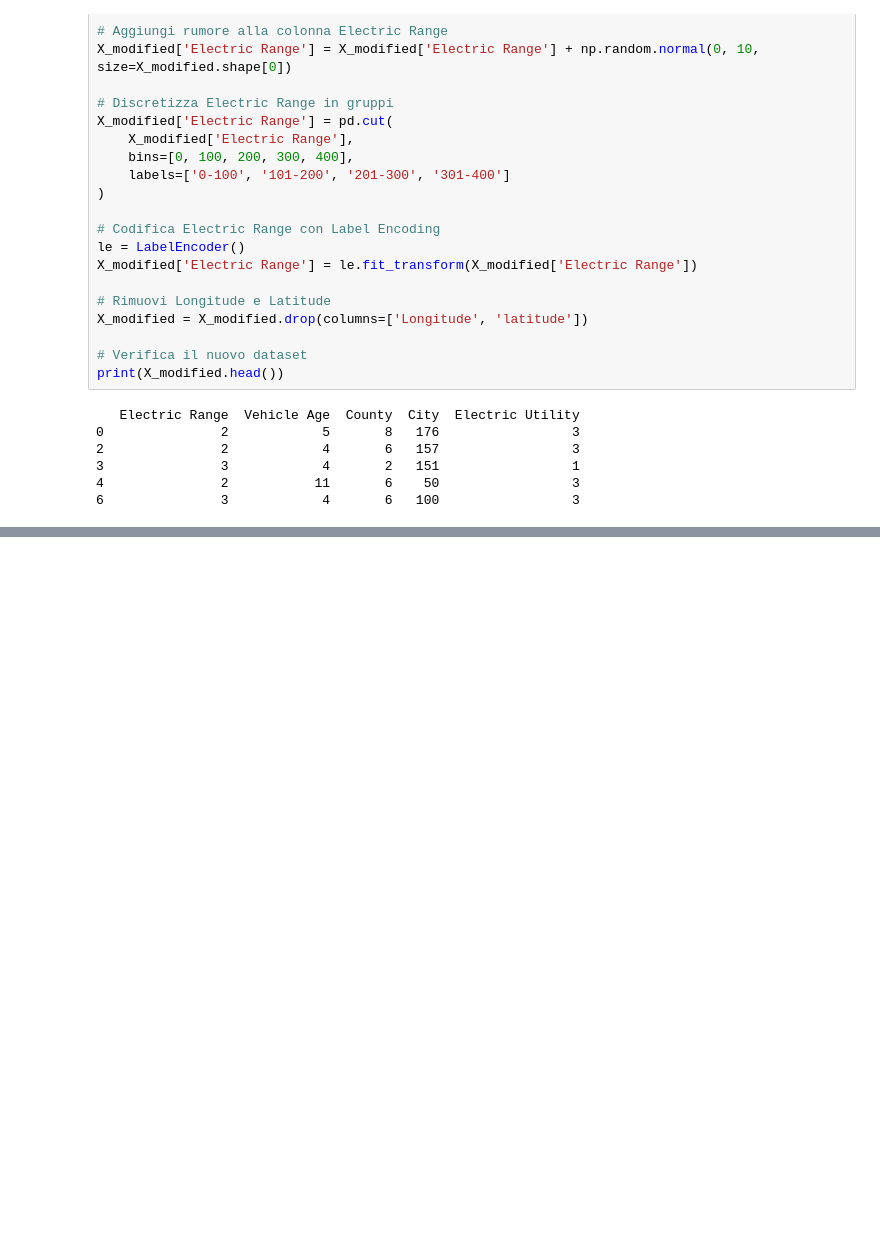
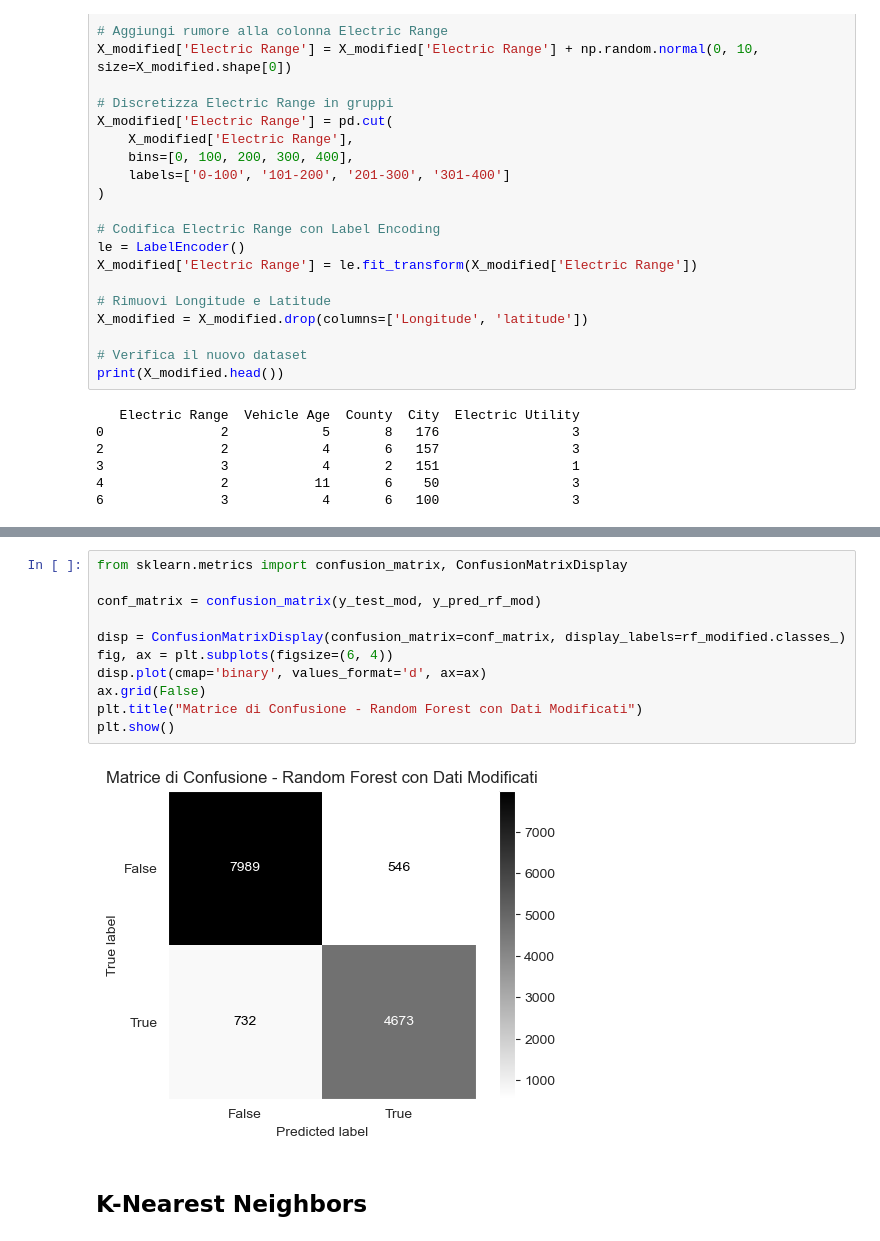
Before and after one commit to Anziano90/siamoTesi, a Jupyter notebook: my_notebook.ipynb, the cells around one changed output, grey strips where cells are left out. Cells and saved outputs as stored; diff of their text form; blank space fills up the shorter version.

```diff
--- a/my_notebook.ipynb
+++ b/my_notebook.ipynb
@@ -927,0 +952,15 @@ weighted avg       0.91      0.91      0.91     13940
+# %%
+from sklearn.metrics import confusion_matrix, ConfusionMatrixDisplay
+
+conf_matrix = confusion_matrix(y_test_mod, y_pred_rf_mod)
+
+disp = ConfusionMatrixDisplay(confusion_matrix=conf_matrix, display_labels=rf_modified.classes_)
+fig, ax = plt.subplots(figsize=(6, 4))
+disp.plot(cmap='binary', values_format='d', ax=ax)
+ax.grid(False)
+plt.title("Matrice di Confusione - Random Forest con Dati Modificati")
+plt.show()
+# %% [output]
+[figure, added]
+# %% [markdown]
+## K-Nearest Neighbors
```
Also changed, not shown: parts of 21 cells of this notebook.
